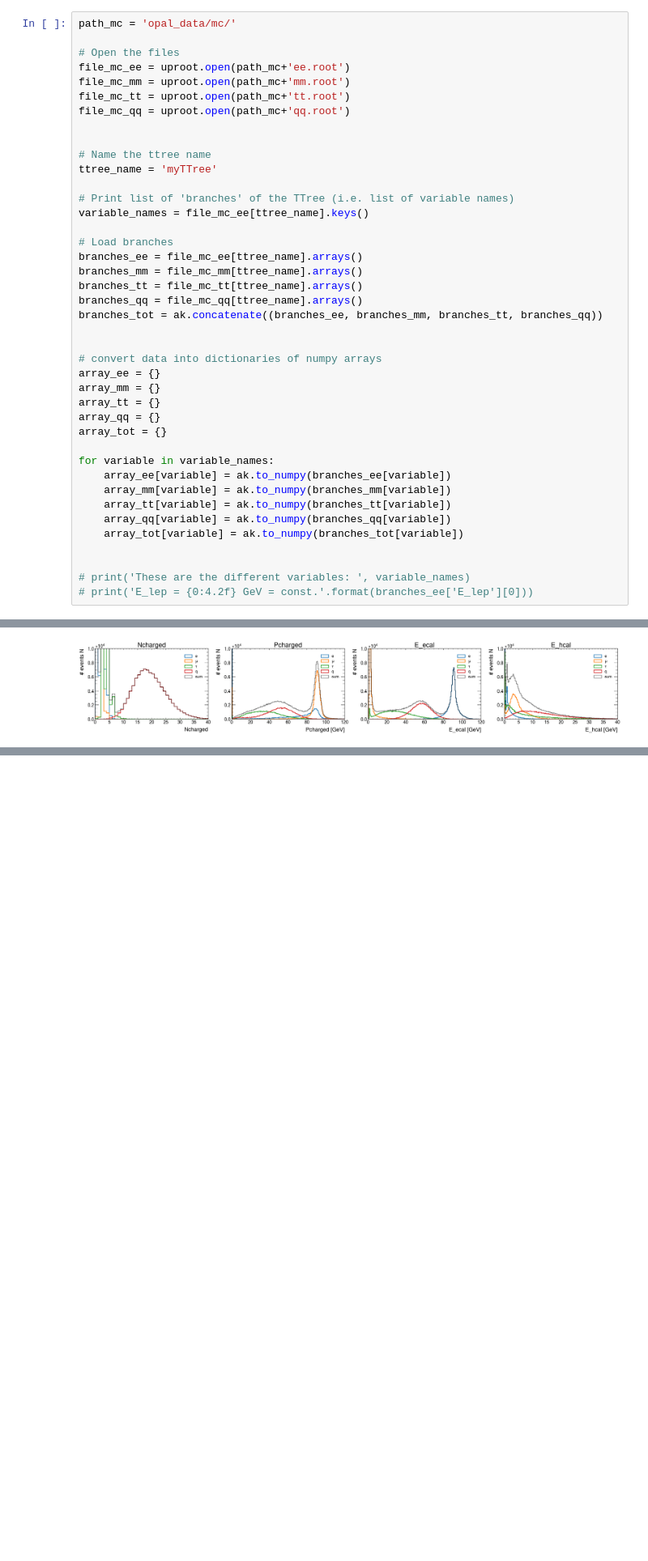
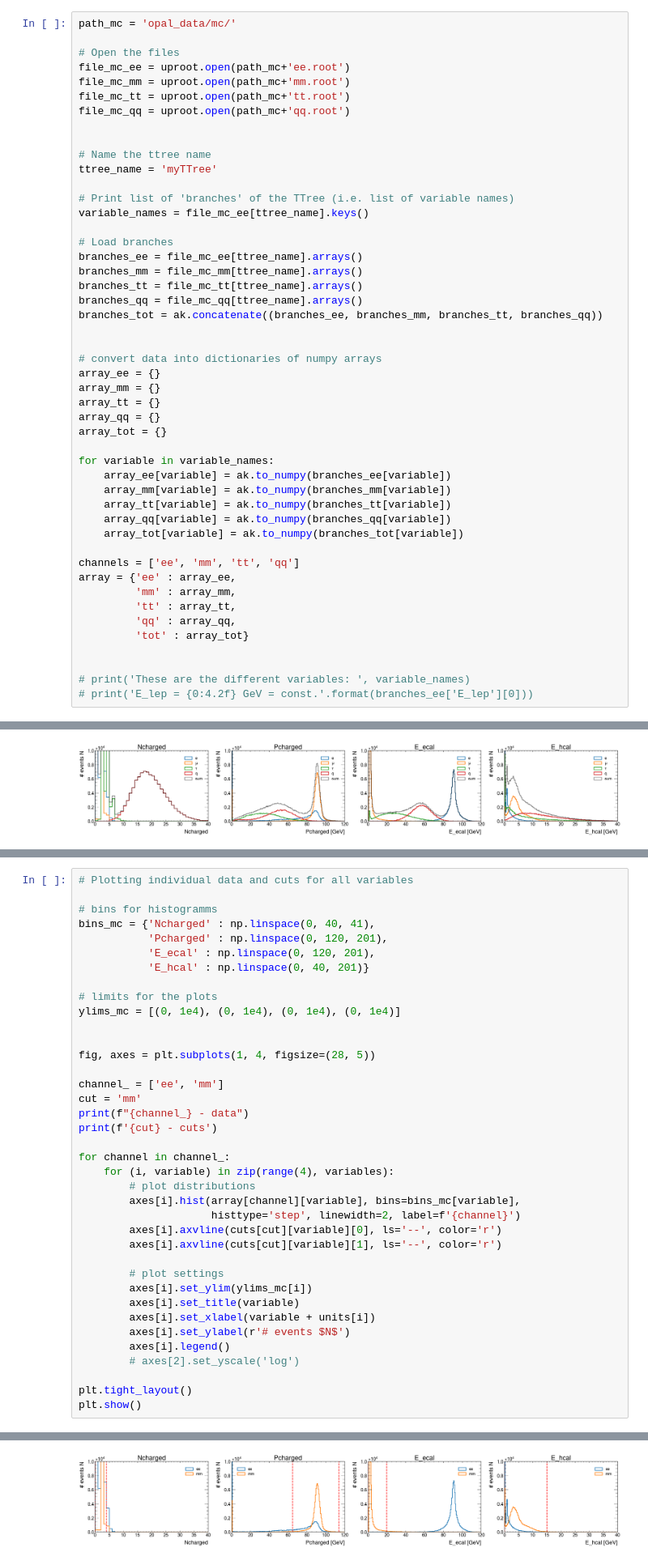
Before and after one commit to nicolaigoelz/z0-precisionmeasurement, a Jupyter notebook: z0_experiment.ipynb, the cells around one changed output, grey strips where cells are left out. Shown at 81% size. Cells and saved outputs as stored; diff of their text form; blank space fills up the shorter version.

```diff
--- a/z0_experiment.ipynb
+++ b/z0_experiment.ipynb
@@ -65,6 +65,13 @@ for variable in variable_names:
     array_qq[variable] = ak.to_numpy(branches_qq[variable])
     array_tot[variable] = ak.to_numpy(branches_tot[variable])
 
+channels = ['ee', 'mm', 'tt', 'qq']
+array = {'ee' : array_ee,
+         'mm' : array_mm,
+         'tt' : array_tt,
+         'qq' : array_qq,
+         'tot' : array_tot}
+
 
 # print('These are the different variables: ', variable_names)
 # print('E_lep = {0:4.2f} GeV = const.'.format(branches_ee['E_lep'][0]))
@@ -354,3 +322,42 @@ ee:    0.00 ,       6.47
 mm:    0.00 ,      14.98
 tt:    0.00 ,      31.67
 qq:    0.00 ,      41.10
+# %%
+# Plotting individual data and cuts for all variables
+
+# bins for histogramms
+bins_mc = {'Ncharged' : np.linspace(0, 40, 41),
+           'Pcharged' : np.linspace(0, 120, 201),
+           'E_ecal' : np.linspace(0, 120, 201),
+           'E_hcal' : np.linspace(0, 40, 201)}
+
+# limits for the plots
+ylims_mc = [(0, 1e4), (0, 1e4), (0, 1e4), (0, 1e4)]
+
+
+fig, axes = plt.subplots(1, 4, figsize=(28, 5))
+
+channel_ = ['ee', 'mm']
+cut = 'mm'
+print(f"{channel_} - data")
+print(f'{cut} - cuts')
+
+for channel in channel_:
+    for (i, variable) in zip(range(4), variables):
+        # plot distributions
+        axes[i].hist(array[channel][variable], bins=bins_mc[variable],
+                     histtype='step', linewidth=2, label=f'{channel}')
+        axes[i].axvline(cuts[cut][variable][0], ls='--', color='r')
+        axes[i].axvline(cuts[cut][variable][1], ls='--', color='r')
+
+        # plot settings
+        axes[i].set_ylim(ylims_mc[i])
+        axes[i].set_title(variable)
+        axes[i].set_xlabel(variable + units[i])
+        axes[i].set_ylabel(r'# events $N$')
+        axes[i].legend()
+        # axes[2].set_yscale('log')
+
+plt.tight_layout()
+plt.show()
+# %% [output]
@@ -356,0 +366 @@ qq:    0.00 ,      41.10
+[figure, added]
```
Also changed, not shown: parts of 16 cells of this notebook.
